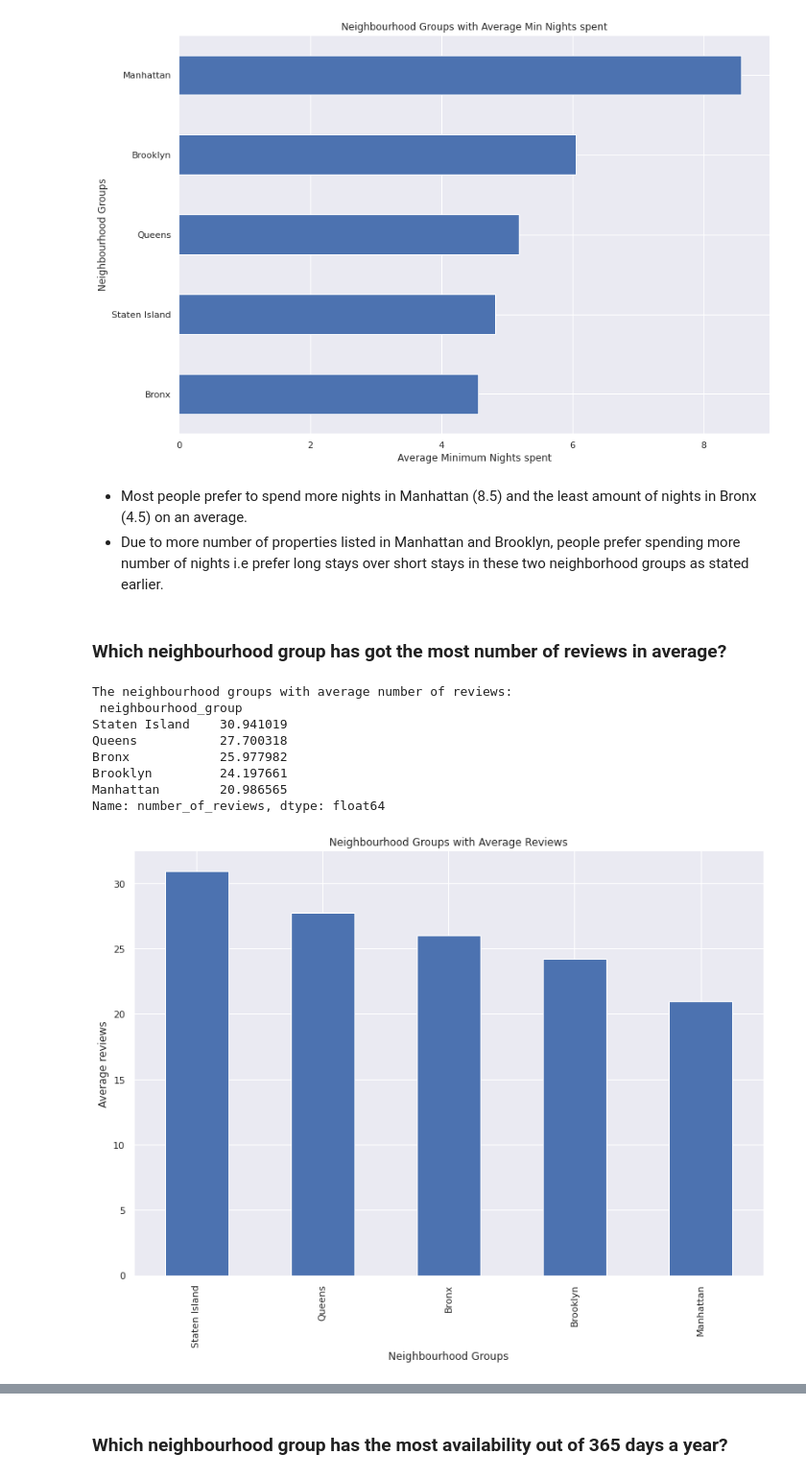
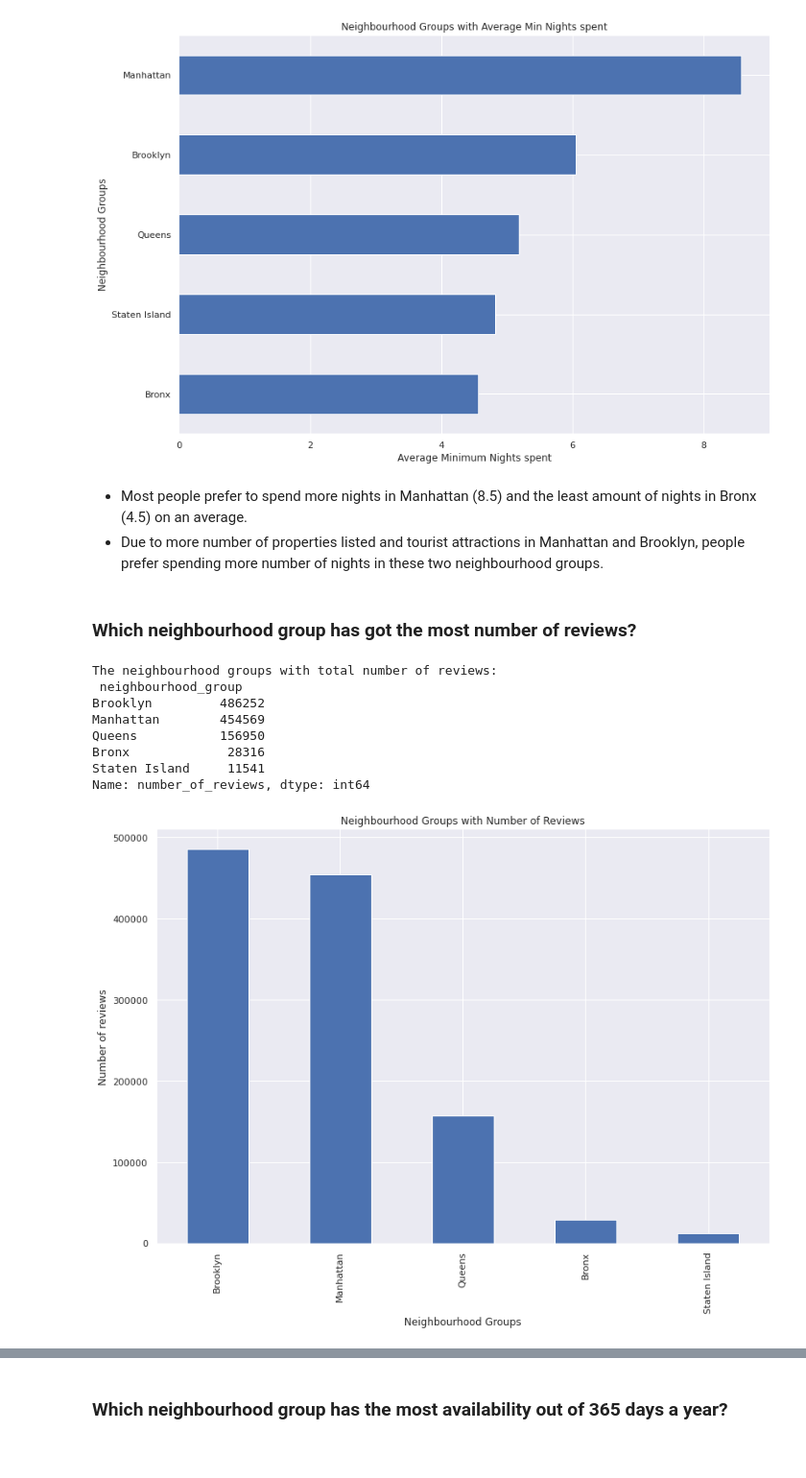
Before and after one commit to Rudrajit12/Airbnb-Bookings-Analysis, a Jupyter notebook: Airbnb_Bookings_Analysis_Capstone_Project.ipynb, the cells around one changed output, grey strips where cells are left out. Shown at 96% size. Cells and saved outputs as stored; diff of their text form; code cells hidden in the pictures; blank space fills up the shorter version.

```diff
--- a/Airbnb_Bookings_Analysis_Capstone_Project.ipynb
+++ b/Airbnb_Bookings_Analysis_Capstone_Project.ipynb
@@ -733,29 +756,29 @@ Name: minimum_nights, dtype: float64
 [figure]
 # %% [markdown]
 * Most people prefer to spend more nights in Manhattan (8.5) and the least amount of nights in Bronx (4.5) on an average.
-* Due to more number of properties listed in Manhattan and Brooklyn, people prefer spending more number of nights i.e prefer long stays over short stays in these two neighborhood groups as stated earlier.
+* Due to more number of properties listed and tourist attractions in Manhattan and Brooklyn, people prefer spending more number of nights in these two neighbourhood groups.
 # %% [markdown]
-### **Which neighbourhood group has got the most number of reviews in average?**
+### **Which neighbourhood group has got the most number of reviews?**
 # %%
-# top neighbourhood groups on the basis of average reviews
-top_reviews_neighbourhood_group = bnb_df.groupby(['neighbourhood_group'])['number_of_reviews'].mean().sort_values(ascending=False)
-print('The neighbourhood groups with average number of reviews: \n',top_reviews_neighbourhood_group)
+# top neighbourhood groups on the basis of number of reviews
+top_reviews_neighbourhood_group = bnb_df.groupby(['neighbourhood_group'])['number_of_reviews'].sum().sort_values(ascending=False)
+print('The neighbourhood groups with total number of reviews: \n',top_reviews_neighbourhood_group)
 print('\n')
 
-# plot the neighbourhood groups on the basis of average reviews
+# plot the neighbourhood groups on the basis of number of reviews
 top_reviews_neighbourhood_group.plot.bar()
 plt.xlabel('Neighbourhood Groups')
-plt.ylabel('Average reviews')
-plt.title('Neighbourhood Groups with Average Reviews')
+plt.ylabel('Number of reviews')
+plt.title('Neighbourhood Groups with Number of Reviews')
 plt.show()
 # %% [output]
-The neighbourhood groups with average number of reviews:
+The neighbourhood groups with total number of reviews:
  neighbourhood_group
-Staten Island    30.941019
-Queens           27.700318
-Bronx            25.977982
-Brooklyn         24.197661
-Manhattan        20.986565
-Name: number_of_reviews, dtype: float64
+Brooklyn         486252
+Manhattan        454569
+Queens           156950
+Bronx             28316
+Staten Island     11541
+Name: number_of_reviews, dtype: int64
-[figure, old version]
+[figure, new version]
 # %% [markdown]
```
Also changed, not shown: parts of 39 cells of this notebook.
